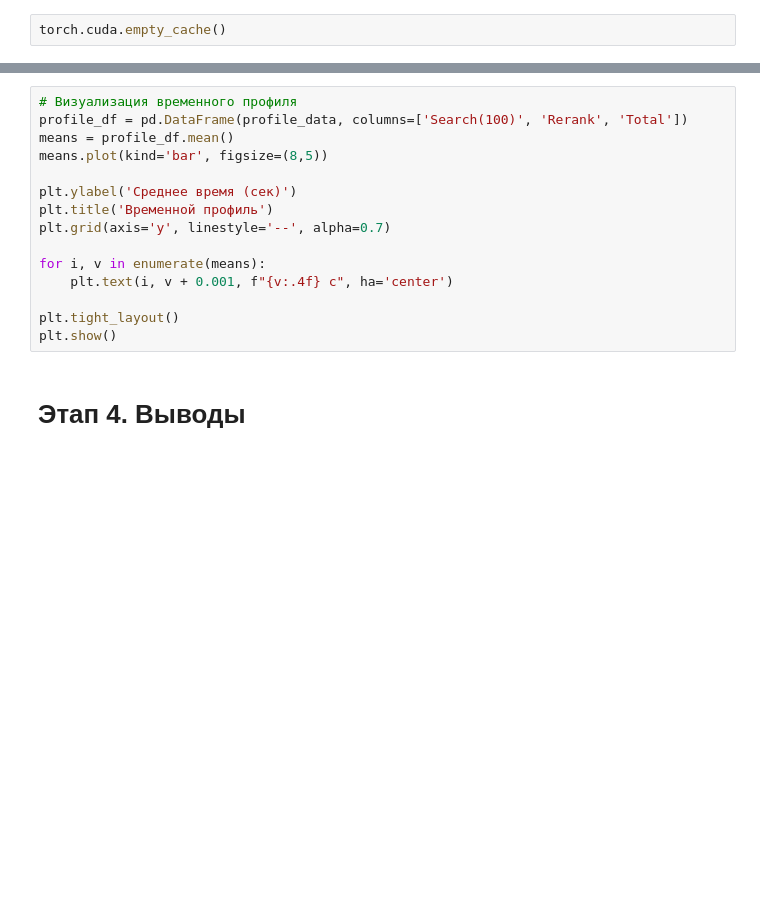
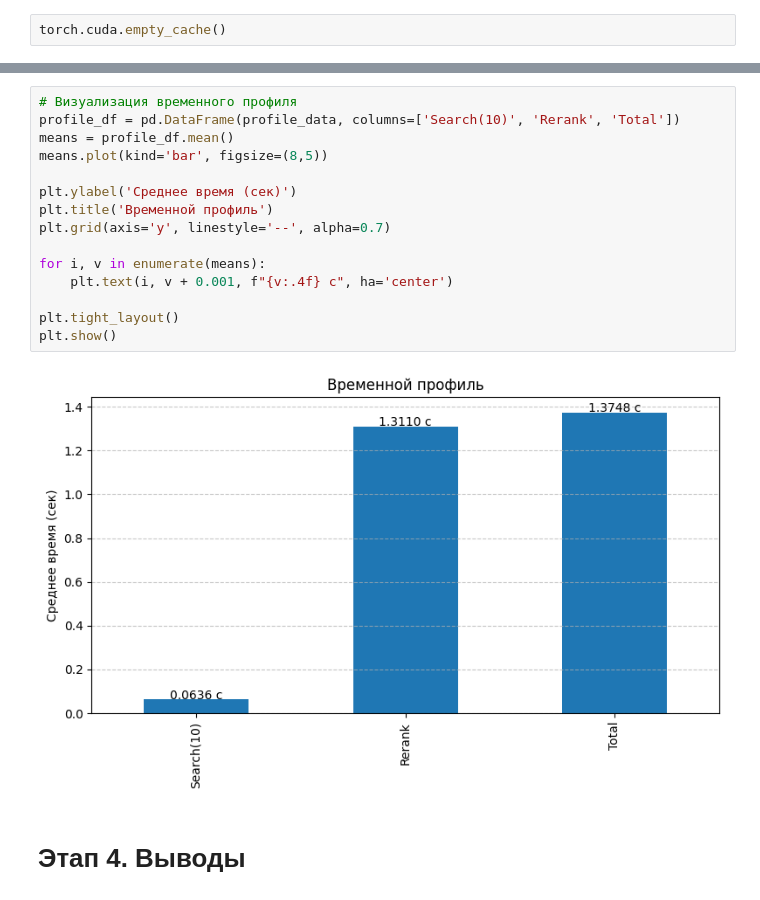
Before and after one commit to RumKam/dle-project-sprint-7, a Jupyter notebook: solution.ipynb, the cells around one changed output, grey strips where cells are left out. Saved outputs shown, nothing was run; the diff lists cells and outputs as text; blank space fills up the shorter version.

Commit message:
final search

```diff
--- a/solution.ipynb
+++ b/solution.ipynb
@@ -486,18 +499,20 @@ print(f"Итоговый MRR@5 с реранкером = {final_rerank:.4f}")
 # %%
 # Визуализация временного профиля
-profile_df = pd.DataFrame(profile_data, columns=['Search(100)', 'Rerank', 'Total'])
+profile_df = pd.DataFrame(profile_data, columns=['Search(10)', 'Rerank', 'Total'])
 means = profile_df.mean()
 means.plot(kind='bar', figsize=(8,5))
 
 plt.ylabel('Среднее время (сек)')
 plt.title('Временной профиль')
 plt.grid(axis='y', linestyle='--', alpha=0.7)
 
 for i, v in enumerate(means):
     plt.text(i, v + 0.001, f"{v:.4f} с", ha='center')
 
 plt.tight_layout()
 plt.show()
+# %% [output]
+[figure, added]
 # %% [markdown]
 # Этап 4. Выводы
 # %% [markdown]
```
Also changed, not shown: parts of 1 cell of this notebook.
